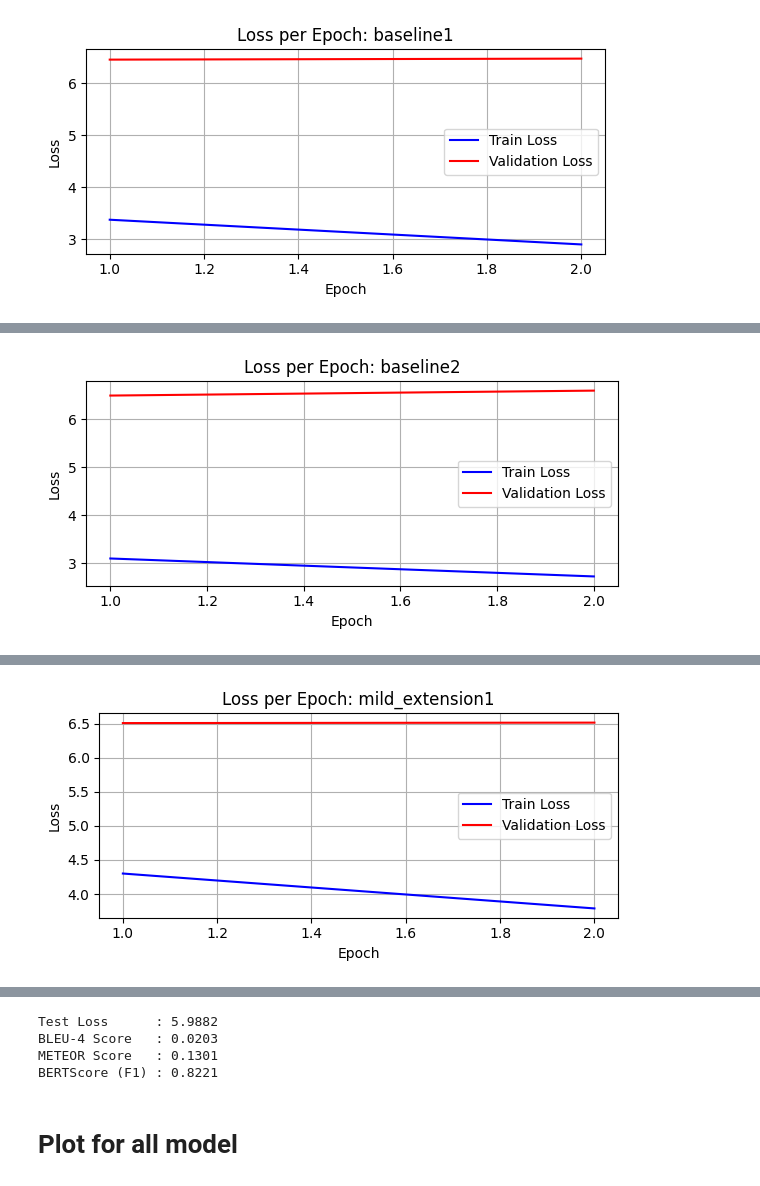
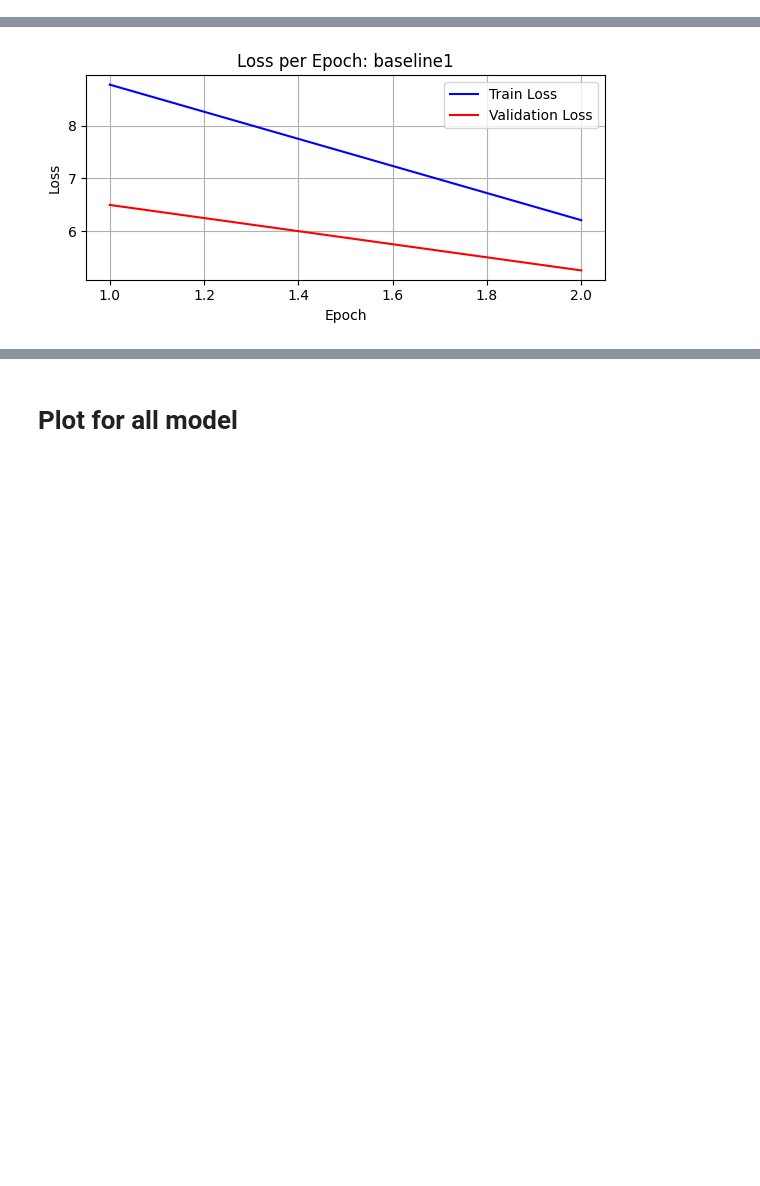
Before and after one commit to jkim0094/CookingRecipeGenerator, a Jupyter notebook: ass2(desktop).ipynb, the cells around one changed output, grey strips where cells are left out. Drawn from its saved outputs; the diff is of its cells as text; code cells hidden in the pictures; blank space fills up the shorter version.

```diff
--- a/ass2(desktop).ipynb
+++ b/ass2(desktop).ipynb
@@ -141,17 +143,15 @@ def tokenizer_recipe_baseline(text):
 
 
 
-
-
-def tokenizer_ingredient_extension(text, remove_stopwords=True, lemmatize=True):
+def tokenizer_ingredient_checklist(text, remove_stopwords=True, lemmatize=True):
     text_list = ast.literal_eval(text)  # 문자열 → 리스트로 변환
     unit_keywords = {
         'c', 'cup', 'cups', 'tbsp', 'tablespoon', 'tsp', 'teaspoon',
         'oz', 'ounce', 'lb', 'pound', 'g', 'kg', 'mg',
-        'pt', 'qt', 'gal', 'ml', 'l', 'extra', 'carton','container',
+        'pt', 'qt', 'gal', 'ml', 'l','carton','container',
         'package', 'pkg', 'envelope', 'box', 'bag', 'jar', 'can', 'cans', 'bottle',
         'dash', 'pinch', 'slice', 'slices', 'head', 'inch', 'inches',
-        'stick', 'sticks', 'small', 'medium', 'large', 'size', 'graham'
+        'stick', 'sticks', 'small', 'medium', 'large', 'size','graham'
     }
 
     tokens = []
@@ -168,10 +168,12 @@ def tokenizer_ingredient_extension(text, remove_stopwords=True, lemmatize=True):
                     continue
                 if remove_stopwords and token.is_stop:
                     continue
-                if token.pos_ not in {"NOUN", "ADJ"}:
-                     continue
+                if token.pos_ in {"ADJ", "VERB", "ADV", "PRON"}:
+                    continue
 
                 tokens.append(token.lemma_.strip() if lemmatize else token.text.strip())
+
+
     return tokens
 
 def tokenizer_recipe_extension(text):  # 디폴트: lemmatize 안 함
@@ -318,9 +338,9 @@ class CustomDataset(Dataset):
 # %%
 def collate_fn(batch, ingredient_vocab, recipe_vocab, device):
-    ingredients, recipes = zip(*batch)
+    ingredients, recipes, ingredient_texts = zip(*batch)  # ingredient_texts: str
     ingredients_padded = pad_sequence(ingredients, batch_first=True, padding_value=ingredient_vocab['<pad>'])
     recipes_padded = pad_sequence(recipes, batch_first=True, padding_value=recipe_vocab['<pad>'])
-    return ingredients_padded.to(device), recipes_padded.to(device)
+    return ingredients_padded.to(device), recipes_padded.to(device), list(ingredient_texts)
 # %%
 class Encoder_GRU(nn.Module):
     def __init__(self, ingredient_vocab_size, embedding_dim, hidden_dim, n_layers, dropout_ratio,
@@ -612,5 +766,5 @@ import torch.nn.functional as F
 # %%
-def build_glove_embedding_matrix(glove_path, vocab, glove_dim=100):
+def build_glove_embedding_matrix(glove_path, vocab, glove_dim=200):
     print("🔎 Loading GloVe vectors...")
     glove_embeddings = {}
 
@@ -1075,10 +1553,32 @@ def evaluate_and_report(model_type, config, encoder, decoder, save_model_path, s
 # %%
-for model_type, config in experiment_configs.items():
-    print(f"=== Evaluating {model_type} ===")
-    model, encoder, decoder, _, save_model_path, save_history_path, test_loader, recipe_vocab = main(
+for model_type, base_config in experiment_configs.items():
+    print(f"\n================== 🔧 Training & Evaluating: {model_type} ==================")
+
+    # ✅ config 복사 및 설정
+    config = base_config.copy()
+
+    # main 실행
+    model, encoder, decoder, _, save_model_path, save_history_path, test_loader, recipe_vocab, ingredient_vocab = main(
         model_type, config, train_df, dev_df, test_df
     )
+
+    # ✅ config에 필요한 정보 추가
+    config["input_dim"] = len(ingredient_vocab)
+    config["output_dim"] = len(recipe_vocab)
+    config["recipe_vocab"] = recipe_vocab
+
+    if not os.path.exists(save_model_path) or not os.path.exists(save_history_path):
+        print(f"⚠️ Checkpoint for {model_type} not found. Skipping evaluation.\n")
+        continue
+
     criterion = nn.CrossEntropyLoss(ignore_index=recipe_vocab['<pad>'])
-    evaluate_and_report(model_type, config, encoder, decoder, save_model_path, save_history_path,
-                        test_loader, criterion, recipe_vocab)
+
+    summarize_and_test_model(
+        model_type=model_type,
+        config=config,
+        ingredient_vocab=ingredient_vocab,
+        recipe_vocab=recipe_vocab,
+        test_loader=test_loader,
+        criterion=criterion
+    )
 # %% [output]
@@ -1102 +1601,0 @@ Total number of iteration : 5092
-[figure, old version]
@@ -1137 +1636 @@ Total number of iteration : 5092
-[figure, removed]
+[figure, new version]
@@ -1172 +1670,0 @@ Total number of iteration : 5092
-[figure, removed]
@@ -1225,7 +1702,3 @@ Total number of iteration : 5092
-Test Loss      : 5.9882
-BLEU-4 Score   : 0.0203
-METEOR Score   : 0.1301
-BERTScore (F1) : 0.8221
 # %% [markdown]
 # Plot for all model
 # %%
```
Also changed, not shown: parts of 20 cells of this notebook.
